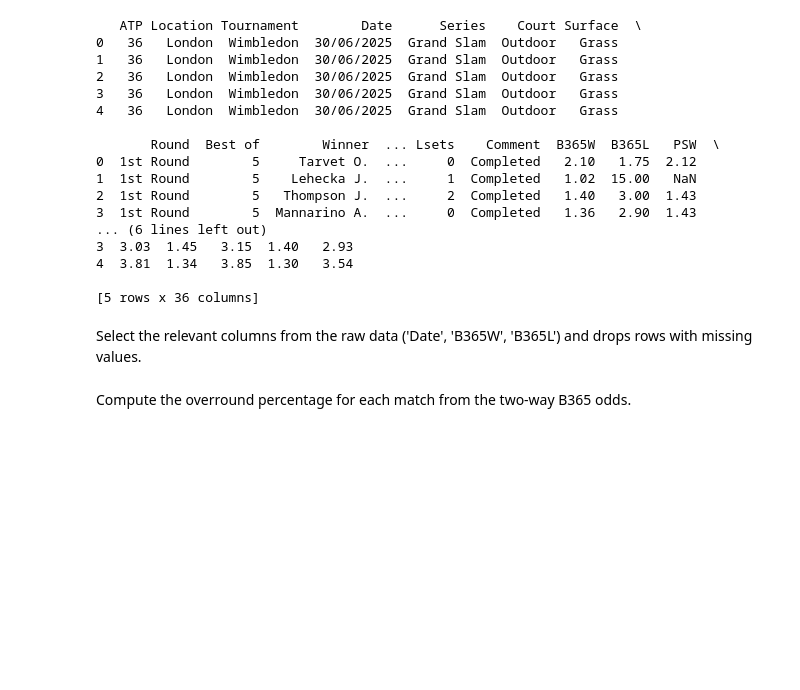
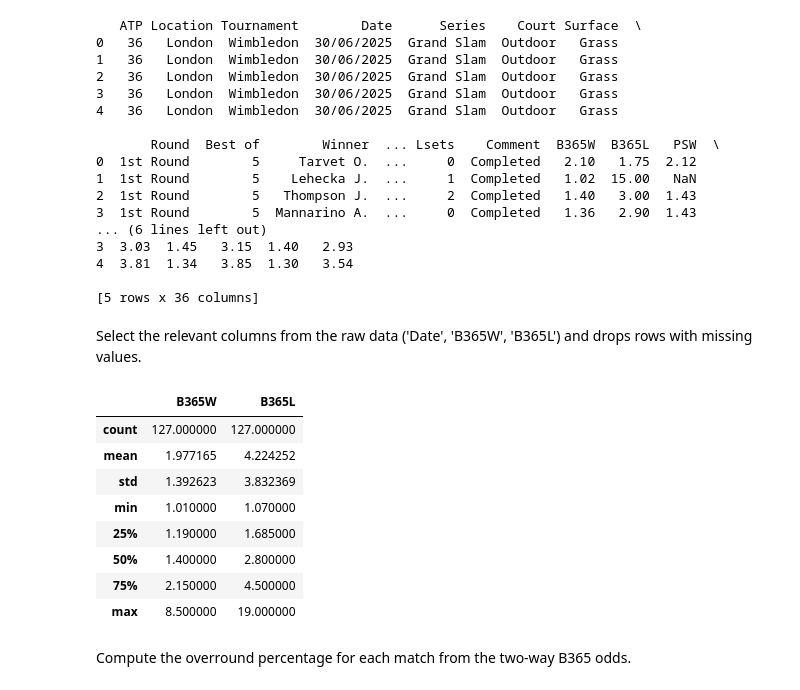
Before and after one commit to SYGACT/spbm-p1-overrounding, a Jupyter notebook: spbm-p1-overrounding_python.ipynb, the cells around one changed output. Saved outputs shown, nothing was run; the diff lists cells and outputs as text; code cells hidden in the pictures; blank space fills up the shorter version.

```diff
--- a/spbm-p1-overrounding_python.ipynb
+++ b/spbm-p1-overrounding_python.ipynb
@@ -163,6 +174,17 @@ print(raw_data.head())
 Select the relevant columns from the raw data ('Date', 'B365W', 'B365L') and drops rows with missing values.
 # %%
 odds_data = raw_data[['Date','B365W', 'B365L']].dropna()
+odds_data.describe()
+# %% [output]
+|  | B365W | B365L |
+| count | 127.000000 | 127.000000 |
+| mean | 1.977165 | 4.224252 |
+| std | 1.392623 | 3.832369 |
+| min | 1.010000 | 1.070000 |
+| 25% | 1.190000 | 1.685000 |
+| 50% | 1.400000 | 2.800000 |
+| 75% | 2.150000 | 4.500000 |
+| max | 8.500000 | 19.000000 |
 # %% [markdown]
 Compute the overround percentage for each match from the two-way B365 odds.
 # %%
```
Also changed, not shown: parts of 5 cells of this notebook, 2 other files.
